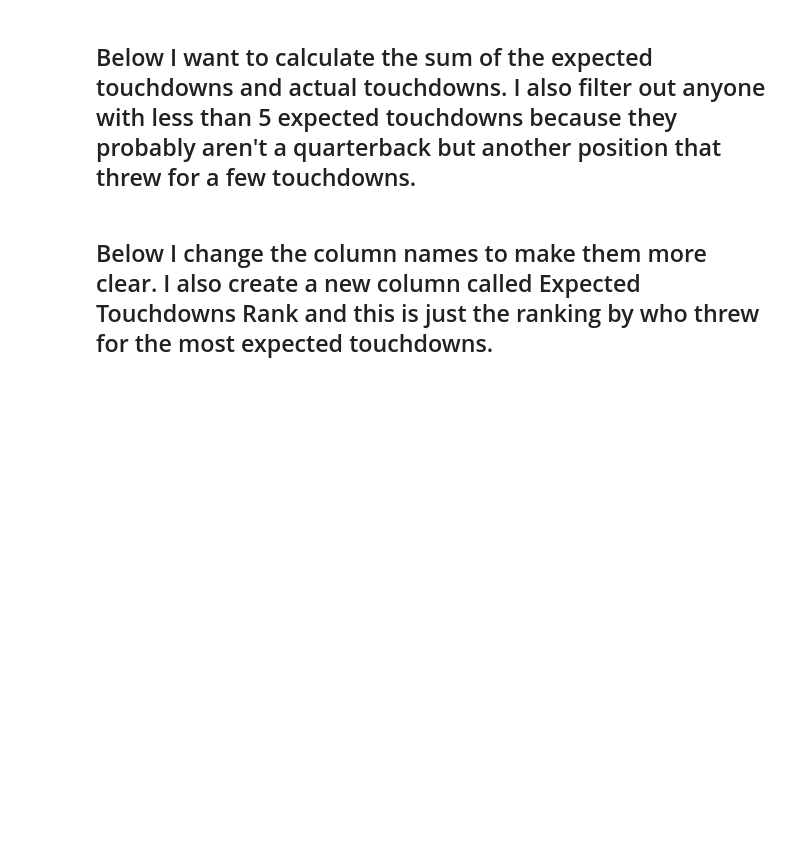
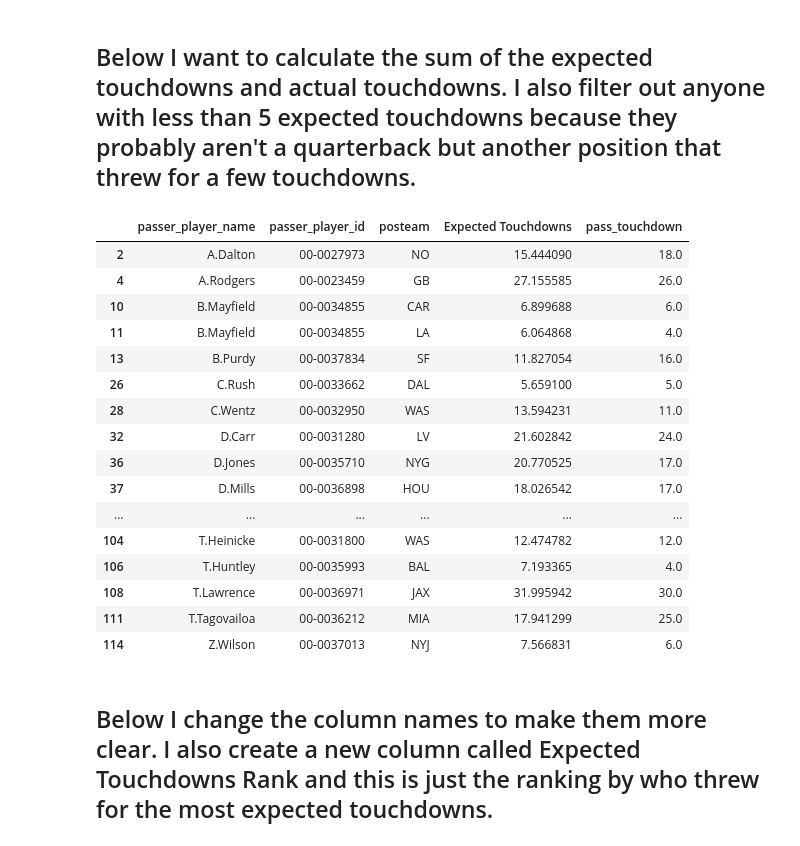
Before and after one commit to nsmith07/FantasyFootballPart2, a Jupyter notebook: FinalProject.ipynb, the cells around one changed output. Cells and saved outputs as stored; diff of their text form; code cells hidden in the pictures; blank space fills up the shorter version.

```diff
--- a/FinalProject.ipynb
+++ b/FinalProject.ipynb
@@ -168,12 +168,31 @@ exp_df.head()
 # %%
 
 exp_df = exp_df.groupby(['passer_player_name', 'passer_player_id', 'posteam'], as_index=False).agg({
     'probability_of_pass_touchdown': np.sum,
     'pass_touchdown': np.sum
 }).rename({'probability_of_pass_touchdown': 'Expected Touchdowns'}, axis=1)
 
 # Filtering players with less than 5 expected touchdowns
 exp_df = exp_df[exp_df['Expected Touchdowns'] >= 5]
+exp_df
+# %% [output]
+|  | passer_player_name | passer_player_id | posteam | Expected Touchdowns | pass_touchdown |
+| 2 | A.Dalton | 00-0027973 | NO | 15.444090 | 18.0 |
+| 4 | A.Rodgers | 00-0023459 | GB | 27.155585 | 26.0 |
+| 10 | B.Mayfield | 00-0034855 | CAR | 6.899688 | 6.0 |
+| 11 | B.Mayfield | 00-0034855 | LA | 6.064868 | 4.0 |
+| 13 | B.Purdy | 00-0037834 | SF | 11.827054 | 16.0 |
+| 26 | C.Rush | 00-0033662 | DAL | 5.659100 | 5.0 |
+| 28 | C.Wentz | 00-0032950 | WAS | 13.594231 | 11.0 |
+| 32 | D.Carr | 00-0031280 | LV | 21.602842 | 24.0 |
+| 36 | D.Jones | 00-0035710 | NYG | 20.770525 | 17.0 |
+| 37 | D.Mills | 00-0036898 | HOU | 18.026542 | 17.0 |
+| ... | ... | ... | ... | ... | ... |
+| 104 | T.Heinicke | 00-0031800 | WAS | 12.474782 | 12.0 |
+| 106 | T.Huntley | 00-0035993 | BAL | 7.193365 | 4.0 |
+| 108 | T.Lawrence | 00-0036971 | JAX | 31.995942 | 30.0 |
+| 111 | T.Tagovailoa | 00-0036212 | MIA | 17.941299 | 25.0 |
+| 114 | Z.Wilson | 00-0037013 | NYJ | 7.566831 | 6.0 |
 # %% [markdown]
 ## Below I change the column names to make them more clear. I also create a new column called Expected Touchdowns Rank and this is just the ranking by who threw for the most expected touchdowns.
 # %%
```
Also changed, not shown: 3 other files.
